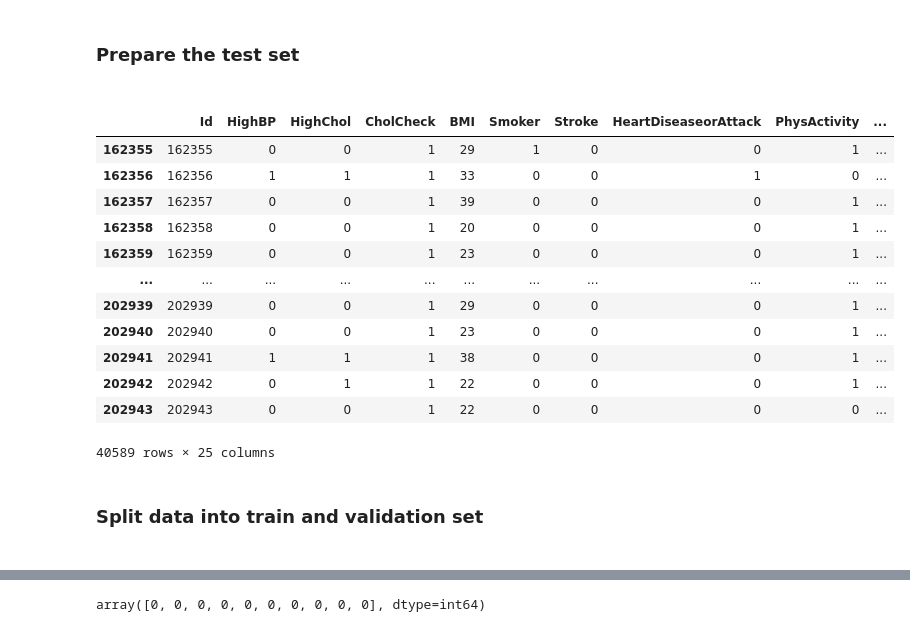
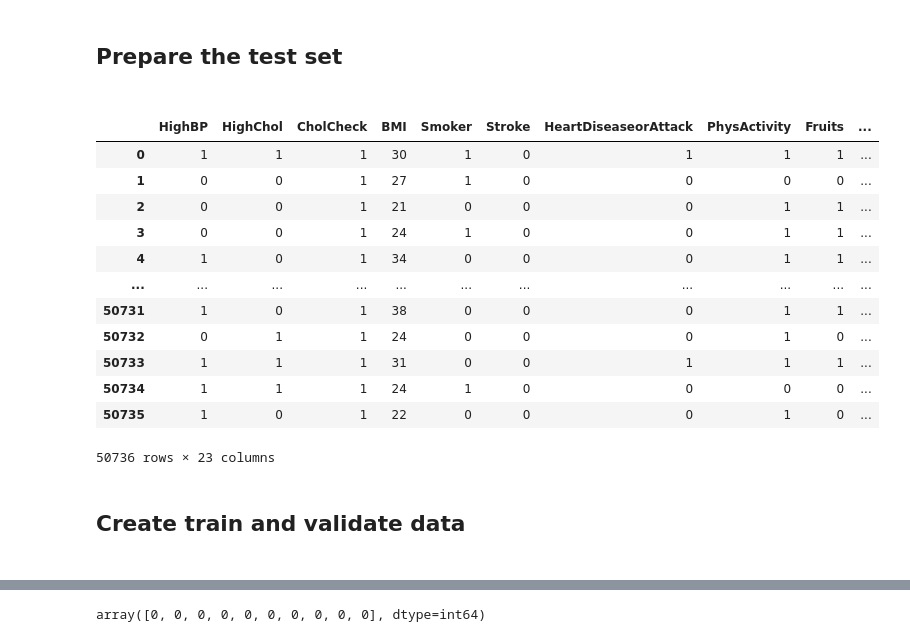
Before and after one commit to 2003congthinh/Machine-Learning, a Jupyter notebook: ASM 1/Diabetes.ipynb, the cells around one changed output, grey strips where cells are left out. Drawn from its saved outputs; the diff is of its cells as text; code cells hidden in the pictures.

```diff
--- a/ASM 1/Diabetes.ipynb
+++ b/ASM 1/Diabetes.ipynb
@@ -66,24 +163,25 @@ val
 # %% [markdown]
-<h3>Prepare the test set<h3>
+<h2>Prepare the test set<h2>
 # %%
-test = train_data[int(len(train_data)*0.8):len(train_data)]
-test
+test_data = pd.read_csv('data_test.csv')
+X_test = test_data.drop(columns=['Id','Status'])
+X_test
 # %% [output]
-|  | Id | HighBP | HighChol | CholCheck | BMI | Smoker | Stroke | HeartDiseaseorAttack | PhysActivity | ... |
-| 162355 | 162355 | 0 | 0 | 1 | 29 | 1 | 0 | 0 | 1 | ... |
-| 162356 | 162356 | 1 | 1 | 1 | 33 | 0 | 0 | 1 | 0 | ... |
-| 162357 | 162357 | 0 | 0 | 1 | 39 | 0 | 0 | 0 | 1 | ... |
-| 162358 | 162358 | 0 | 0 | 1 | 20 | 0 | 0 | 0 | 1 | ... |
-| 162359 | 162359 | 0 | 0 | 1 | 23 | 0 | 0 | 0 | 1 | ... |
+|  | HighBP | HighChol | CholCheck | BMI | Smoker | Stroke | HeartDiseaseorAttack | PhysActivity | Fruits | ... |
+| 0 | 1 | 1 | 1 | 30 | 1 | 0 | 1 | 1 | 1 | ... |
+| 1 | 0 | 0 | 1 | 27 | 1 | 0 | 0 | 0 | 0 | ... |
+| 2 | 0 | 0 | 1 | 21 | 0 | 0 | 0 | 1 | 1 | ... |
+| 3 | 0 | 0 | 1 | 24 | 1 | 0 | 0 | 1 | 1 | ... |
+| 4 | 1 | 0 | 1 | 34 | 0 | 0 | 0 | 1 | 1 | ... |
 | ... | ... | ... | ... | ... | ... | ... | ... | ... | ... | ... |
-| 202939 | 202939 | 0 | 0 | 1 | 29 | 0 | 0 | 0 | 1 | ... |
-| 202940 | 202940 | 0 | 0 | 1 | 23 | 0 | 0 | 0 | 1 | ... |
-| 202941 | 202941 | 1 | 1 | 1 | 38 | 0 | 0 | 0 | 1 | ... |
-| 202942 | 202942 | 0 | 1 | 1 | 22 | 0 | 0 | 0 | 1 | ... |
-| 202943 | 202943 | 0 | 0 | 1 | 22 | 0 | 0 | 0 | 0 | ... |
+| 50731 | 1 | 0 | 1 | 38 | 0 | 0 | 0 | 1 | 1 | ... |
+| 50732 | 0 | 1 | 1 | 24 | 0 | 0 | 0 | 1 | 0 | ... |
+| 50733 | 1 | 1 | 1 | 31 | 0 | 0 | 1 | 1 | 1 | ... |
+| 50734 | 1 | 1 | 1 | 24 | 1 | 0 | 0 | 0 | 0 | ... |
+| 50735 | 1 | 0 | 1 | 22 | 0 | 0 | 0 | 1 | 0 | ... |
-40589 rows × 25 columns
+50736 rows × 23 columns
-# %% [markdown]
-<h3>Split data into train and validation set<h3>
+# %% [markdown]
+<h2>Create train and validate data<h2>
 # %%
 from sklearn.model_selection import train_test_split
 
```
Also changed, not shown: parts of 60 cells of this notebook.
